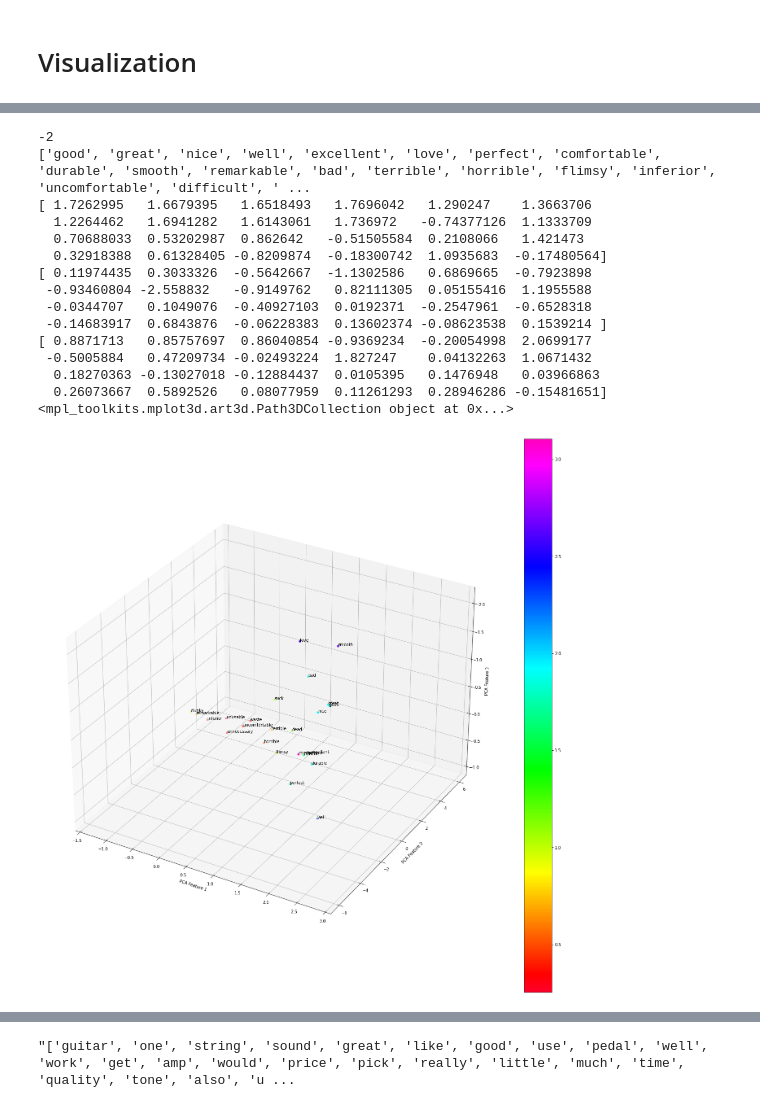
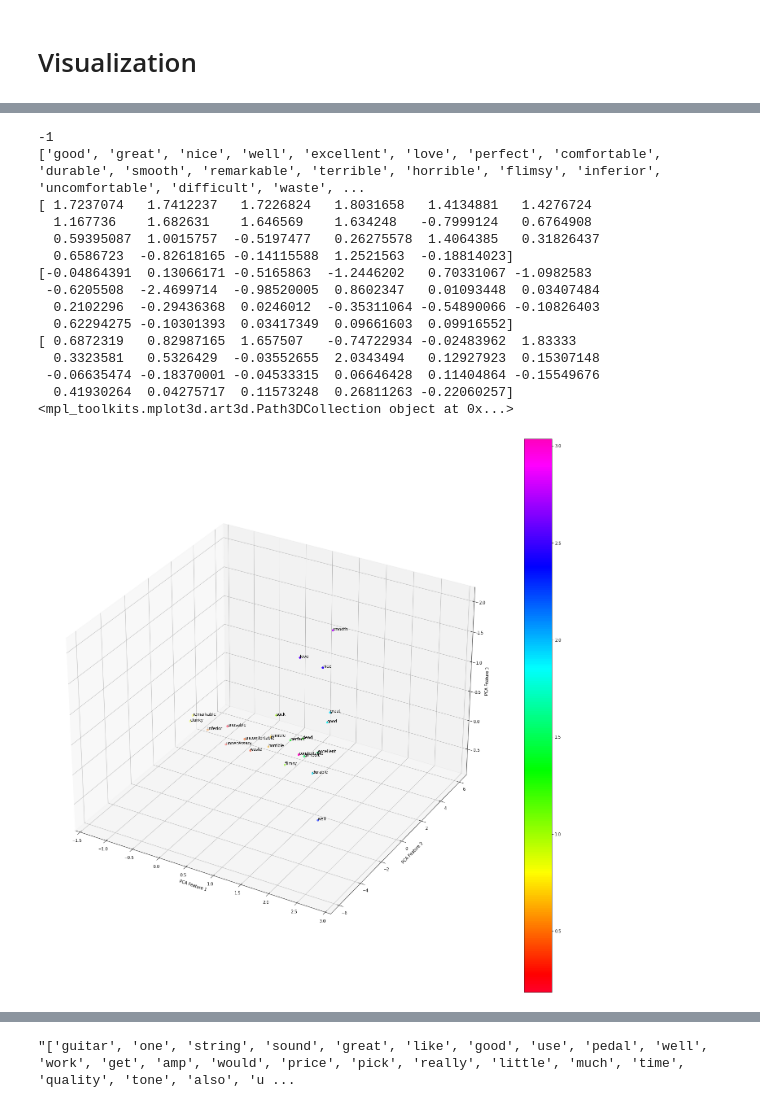
Before and after one commit to ysthakur/nlp-playground, a Jupyter notebook: musical_instruments.ipynb, the cells around one changed output, grey strips where cells are left out. Cells and saved outputs as stored; diff of their text form; code cells hidden in the pictures.

```diff
--- a/musical_instruments.ipynb
+++ b/musical_instruments.ipynb
@@ -61,5 +80,5 @@ import numpy as np
 # %% [markdown]
 # Creating w2v model
 # %%
-model_file = 'musical_instruments_review_word2vec_len3.model' # change every time!
+model_file = 'musical_instruments_review_word2vec_len4.model' # change every time!
 # %%
@@ -252,22 +268,24 @@ show_words(['guitar', 'piano', 'string', 'violin', 'viola', 'cello', 'drum', 'fl
 # %%
-pos_words = ['good', 'great', 'nice', 'well', 'excellent', 'love', 'perfect', 'comfortable', 'durable', 'smooth', 'remarkable']
-neg_words = ['bad', 'terrible', 'horrible', 'flimsy', 'inferior', 'uncomfortable', 'difficult', 'waste', 'suck', 'clunky', 'unusable', 'dead', 'unnecessary']
+pos_words = ['good', 'great', 'nice', 'well', 'excellent', 'love',
+             'perfect', 'comfortable', 'durable', 'smooth', 'remarkable']
+neg_words = ['terrible', 'horrible', 'flimsy', 'inferior', 'uncomfortable', 'difficult',
+             'waste', 'suck', 'clunky', 'unusable', 'dead', 'unnecessary']
 print(len(pos_words) - len(neg_words))
 show_words(pos_words + neg_words, size_2d=(25, 25))
 # %% [output]
--2
-['good', 'great', 'nice', 'well', 'excellent', 'love', 'perfect', 'comfortable', 'durable', 'smooth', 'remarkable', 'bad', 'terrible', 'horrible', 'flimsy', 'inferior', 'uncomfortable', 'difficult', ' ...
-[ 1.7262995   1.6679395   1.6518493   1.7696042   1.290247    1.3663706
-  1.2264462   1.6941282   1.6143061   1.736972   -0.74377126  1.1333709
-  0.70688033  0.53202987  0.862642   -0.51505584  0.2108066   1.421473
-  0.32918388  0.61328405 -0.8209874  -0.18300742  1.0935683  -0.17480564]
-[ 0.11974435  0.3033326  -0.5642667  -1.1302586   0.6869665  -0.7923898
- -0.93460804 -2.558832   -0.9149762   0.82111305  0.05155416  1.1955588
- -0.0344707   0.1049076  -0.40927103  0.0192371  -0.2547961  -0.6528318
- -0.14683917  0.6843876  -0.06228383  0.13602374 -0.08623538  0.1539214 ]
-[ 0.8871713   0.85757697  0.86040854 -0.9369234  -0.20054998  2.0699177
- -0.5005884   0.47209734 -0.02493224  1.827247    0.04132263  1.0671432
-  0.18270363 -0.13027018 -0.12884437  0.0105395   0.1476948   0.03966863
-  0.26073667  0.5892526   0.08077959  0.11261293  0.28946286 -0.15481651]
+-1
+['good', 'great', 'nice', 'well', 'excellent', 'love', 'perfect', 'comfortable', 'durable', 'smooth', 'remarkable', 'terrible', 'horrible', 'flimsy', 'inferior', 'uncomfortable', 'difficult', 'waste', ...
+[ 1.7237074   1.7412237   1.7226824   1.8031658   1.4134881   1.4276724
+  1.167736    1.682631    1.646569    1.634248   -0.7999124   0.6764908
+  0.59395087  1.0015757  -0.5197477   0.26275578  1.4064385   0.31826437
+  0.6586723  -0.82618165 -0.14115588  1.2521563  -0.18814023]
+[-0.04864391  0.13066171 -0.5165863  -1.2446202   0.70331067 -1.0982583
+ -0.6205508  -2.4699714  -0.98520005  0.8602347   0.01093448  0.03407484
+  0.2102296  -0.29436368  0.0246012  -0.35311064 -0.54890066 -0.10826403
+  0.62294275 -0.10301393  0.03417349  0.09661603  0.09916552]
+[ 0.6872319   0.82987165  1.657507   -0.74722934 -0.02483962  1.83333
+  0.3323581   0.5326429  -0.03552655  2.0343494   0.12927923  0.15307148
+ -0.06635474 -0.18370001 -0.04533315  0.06646428  0.11404864 -0.15549676
+  0.41930264  0.04275717  0.11573248  0.26811263 -0.22060257]
 <mpl_toolkits.mplot3d.art3d.Path3DCollection object at 0x...>
-[figure, old version]
+[figure, new version]
```
Also changed, not shown: parts of 26 cells of this notebook, 1 other file.
